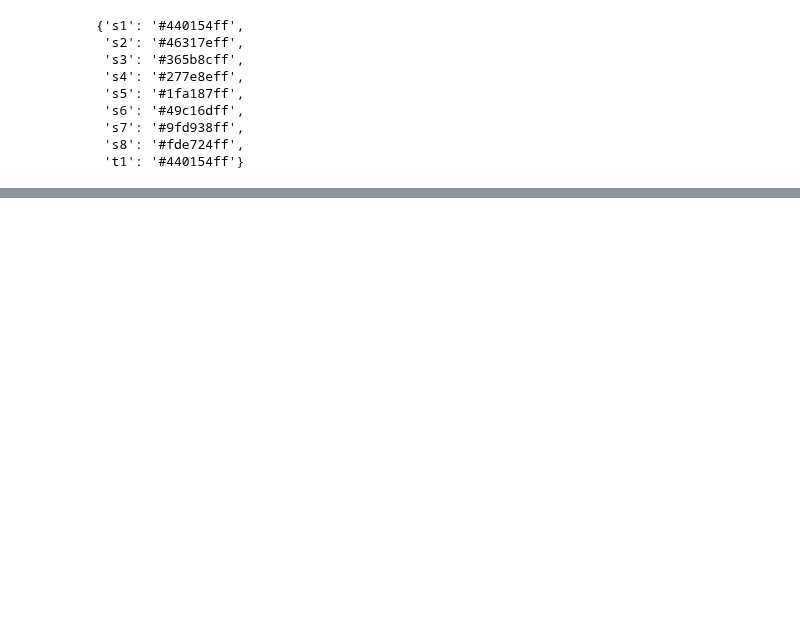
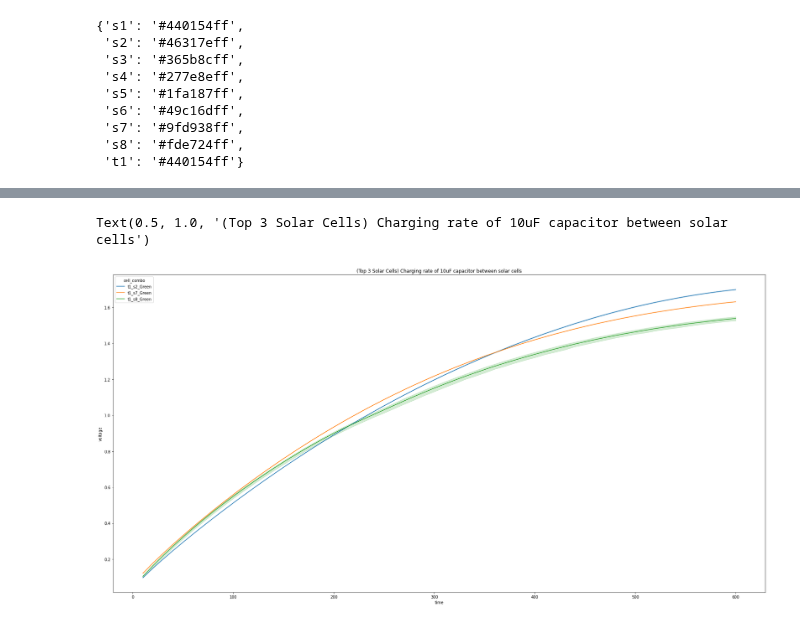
Before and after one commit to darkmatter2222/Nuclear-Battery, a Jupyter notebook: measurement_techniques/analiyze_measurements/single_cell_performance_testing.ipynb, the cells around one changed output, grey strips where cells are left out. Drawn from its saved outputs; the diff is of its cells as text; code cells hidden in the pictures; blank space fills up the shorter version.

```diff
--- a/measurement_techniques/analiyze_measurements/single_cell_performance_testing.ipynb
+++ b/measurement_techniques/analiyze_measurements/single_cell_performance_testing.ipynb
@@ -180,0 +173,9 @@ Text(0.5, 1.0, 'Area Under Curve AUC total')
+# %%
+top_three_cell_combo_by_auc = sample_df.groupby('cell_combo')['test_auc'].mean().sort_values(ascending=False)[0:3].index
+
+sample_run = sample_df[sample_df['cell_combo'].isin(top_three_cell_combo_by_auc)][['time_of_test', 'voltage', 'time', 'solar_plot_color', 'cell_combo', 'test_auc']].sort_values(by='time', ascending=True).reset_index()
+fig, ax = plt.subplots(figsize=(30,15))
+sns.lineplot(data=sample_run, x="time", y="voltage", hue='cell_combo').set_title(f"(Top 3 Solar Cells) Charging rate of 10uF capacitor between solar cells")
+# %% [output]
+Text(0.5, 1.0, '(Top 3 Solar Cells) Charging rate of 10uF capacitor between solar cells')
+[figure, added]
```
Also changed, not shown: parts of 6 cells of this notebook.
